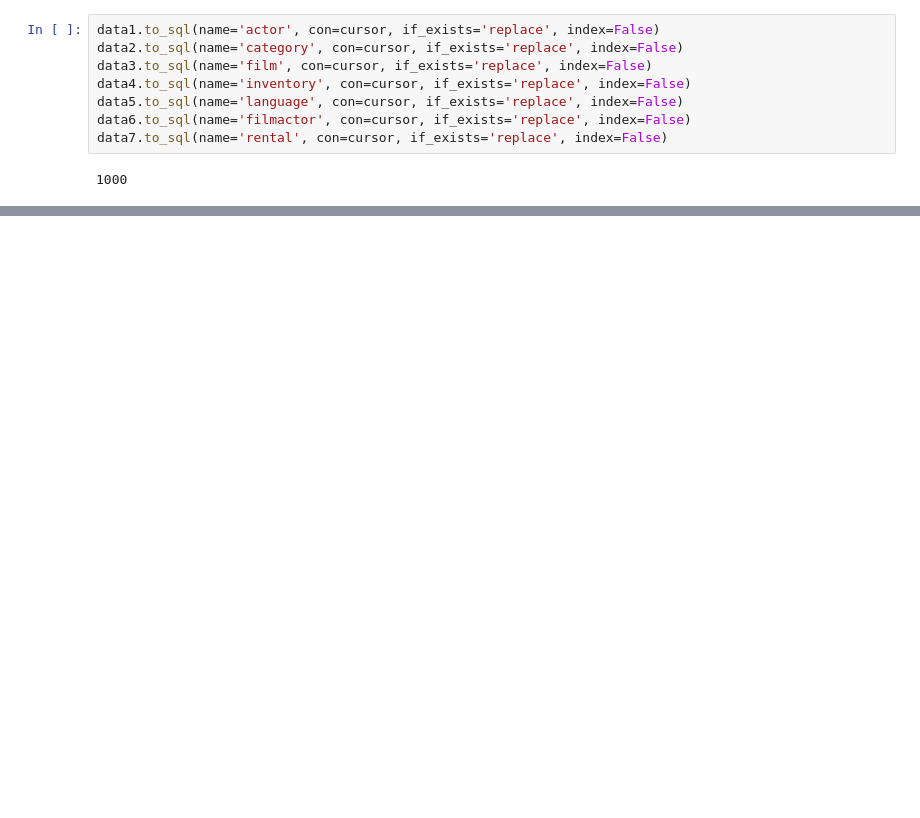
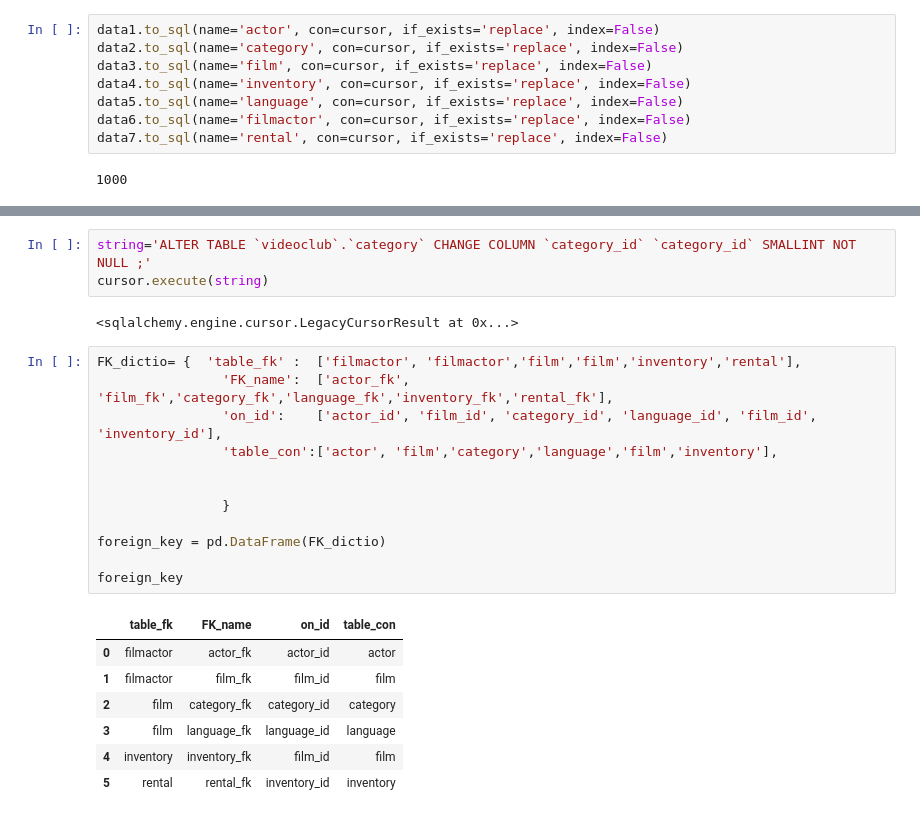
Before and after one commit to Davidmcii/DMC-w3-database-project, a Jupyter notebook: 2-code/w3-code.ipynb, the cells around one changed output, grey strips where cells are left out. Cells and saved outputs as stored; diff of their text form; blank space fills up the shorter version.

```diff
--- a/2-code/w3-code.ipynb
+++ b/2-code/w3-code.ipynb
@@ -415,0 +509,25 @@ data3.head()
+# %%
+string='ALTER TABLE `videoclub`.`category` CHANGE COLUMN `category_id` `category_id` SMALLINT NOT NULL ;'
+cursor.execute(string)
+# %% [output]
+<sqlalchemy.engine.cursor.LegacyCursorResult at 0x...>
+# %%
+FK_dictio= {  'table_fk' :  ['filmactor', 'filmactor','film','film','inventory','rental'],
+                'FK_name':  ['actor_fk', 'film_fk','category_fk','language_fk','inventory_fk','rental_fk'],
+                'on_id':    ['actor_id', 'film_id', 'category_id', 'language_id', 'film_id', 'inventory_id'],
+                'table_con':['actor', 'film','category','language','film','inventory'],
+
+
+                }
+
+foreign_key = pd.DataFrame(FK_dictio)
+
+foreign_key
+# %% [output]
+|  | table_fk | FK_name | on_id | table_con |
+| 0 | filmactor | actor_fk | actor_id | actor |
+| 1 | filmactor | film_fk | film_id | film |
+| 2 | film | category_fk | category_id | category |
+| 3 | film | language_fk | language_id | language |
+| 4 | inventory | inventory_fk | film_id | film |
+| 5 | rental | rental_fk | inventory_id | inventory |
```
Also changed, not shown: parts of 18 cells of this notebook, 4 other files.
